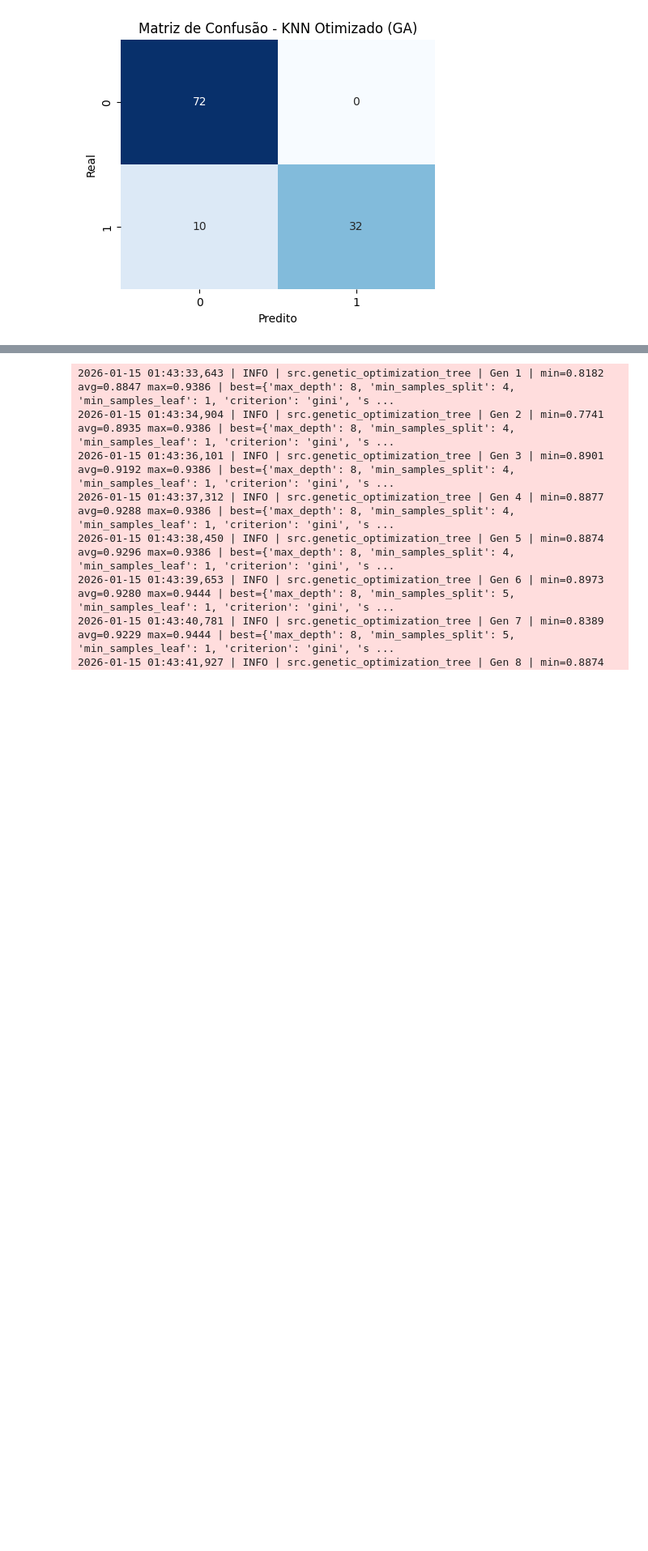
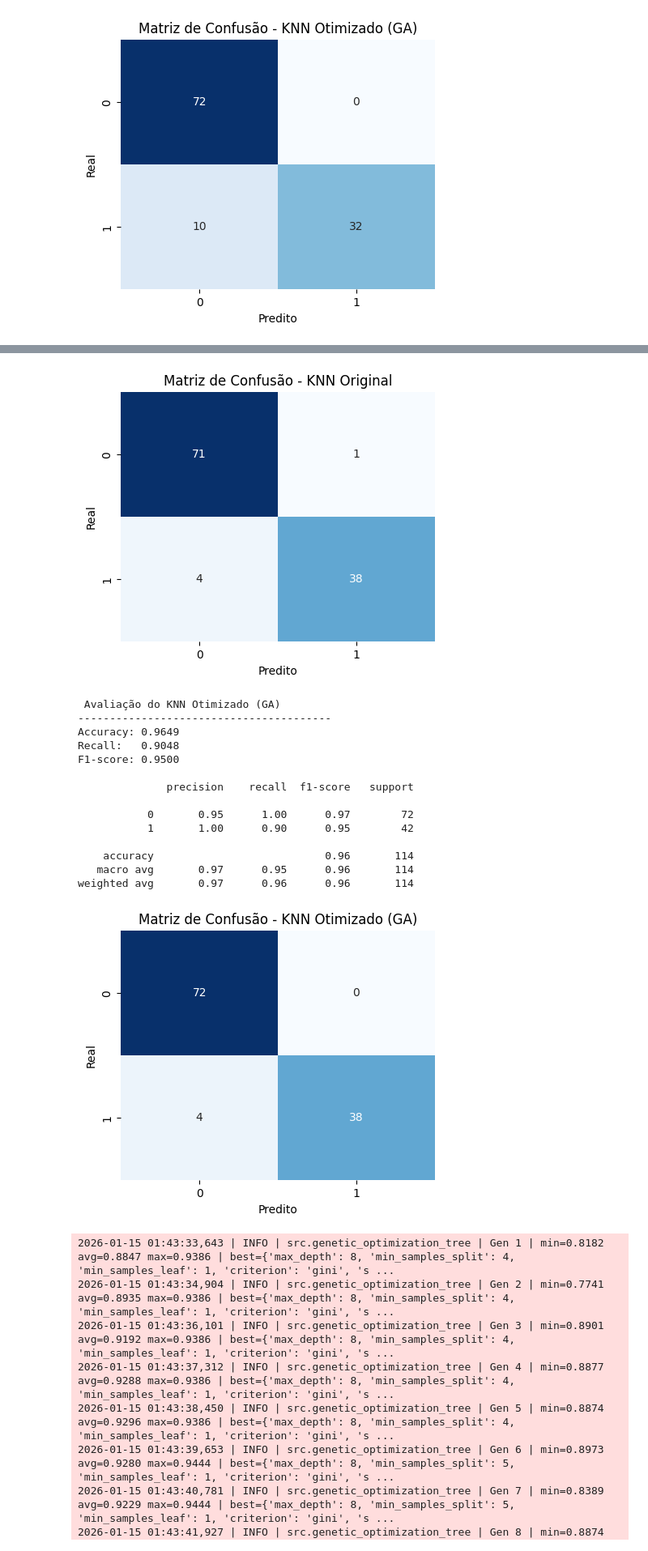
Before and after one commit to KeityPires/tech-challenge-ia-diagnostico, a Jupyter notebook: notebooks/02_exploracao_dados_cancer_mama.ipynb, the cells around one changed output, grey strips where cells are left out. Shown at 81% size. Drawn from its saved outputs; the diff is of its cells as text; code cells hidden in the pictures; blank space fills up the shorter version.

```diff
--- a/notebooks/02_exploracao_dados_cancer_mama.ipynb
+++ b/notebooks/02_exploracao_dados_cancer_mama.ipynb
@@ -987,7 +987,7 @@ weighted avg       0.92      0.91      0.91       114
 # %%
 experimentos = [
     ("Exp1", GAConfig(population_size=20, n_generations=10, mut_prob=0.10, cx_prob=0.70)),
-    ("Exp2", GAConfig(population_size=50, n_generations=20, mut_prob=0.20, cx_prob=0.70)),
+    ("Exp2", GAConfig(population_size=50, n_generations=20, mut_prob=0.50, cx_prob=0.70)),
     ("Exp3", GAConfig(population_size=100, n_generations=30, mut_prob=0.30, cx_prob=0.80)),
 ]
 
@@ -996,7 +996,7 @@ resultados = []
 for nome, cfg in experimentos:
     best_model, best_params, hist = optimize_knn_with_ga( X_train_scaled,
     y_train,
-    config=config1)
+    config=cfg)
 
     # Treina e avalia no split final
     best_model.fit(X_train, y_train)
@@ -1033,0 +1041,14 @@ resultados
+# %%
+from src.genetic_optimization_knn import optimize_knn_with_ga, GAConfig
+
+config1 = GAConfig(population_size=20, n_generations=10, mut_prob=0.50, cx_prob=0.70, random_state=42)
+best_knn, best_params, history = optimize_knn_with_ga(X_train_scaled, y_train, config=config1)
+
+print("Melhores parâmetros:", best_params)
+
+best_knn.fit(X_train_scaled, y_train)
+
+evaluate_model(knn, X_test_scaled, y_test, model_name="KNN Original")
+
+evaluate_model(best_knn, X_test_scaled, y_test, model_name="KNN Otimizado (GA)")
+# %% [output]
@@ -1033,0 +1081,16 @@ resultados
+[figure, added]
+ Avaliação do KNN Otimizado (GA)
+----------------------------------------
+Accuracy: 0.9649
+Recall:   0.9048
+F1-score: 0.9500
+
+              precision    recall  f1-score   support
+
+           0       0.95      1.00      0.97        72
+           1       1.00      0.90      0.95        42
+
+    accuracy                           0.96       114
+   macro avg       0.97      0.95      0.96       114
+weighted avg       0.97      0.96      0.96       114
+[figure, added]
```
Also changed, not shown: parts of 5 cells of this notebook, 1 other file.
